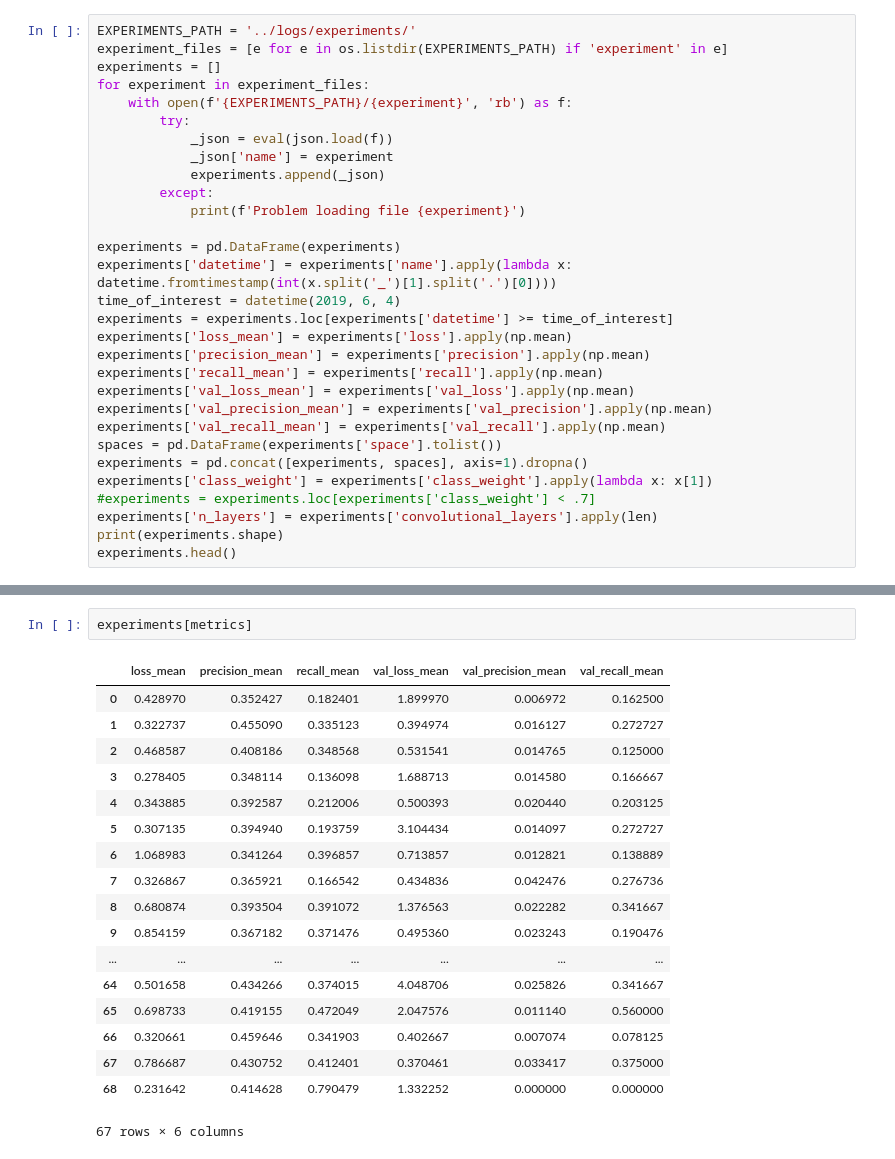
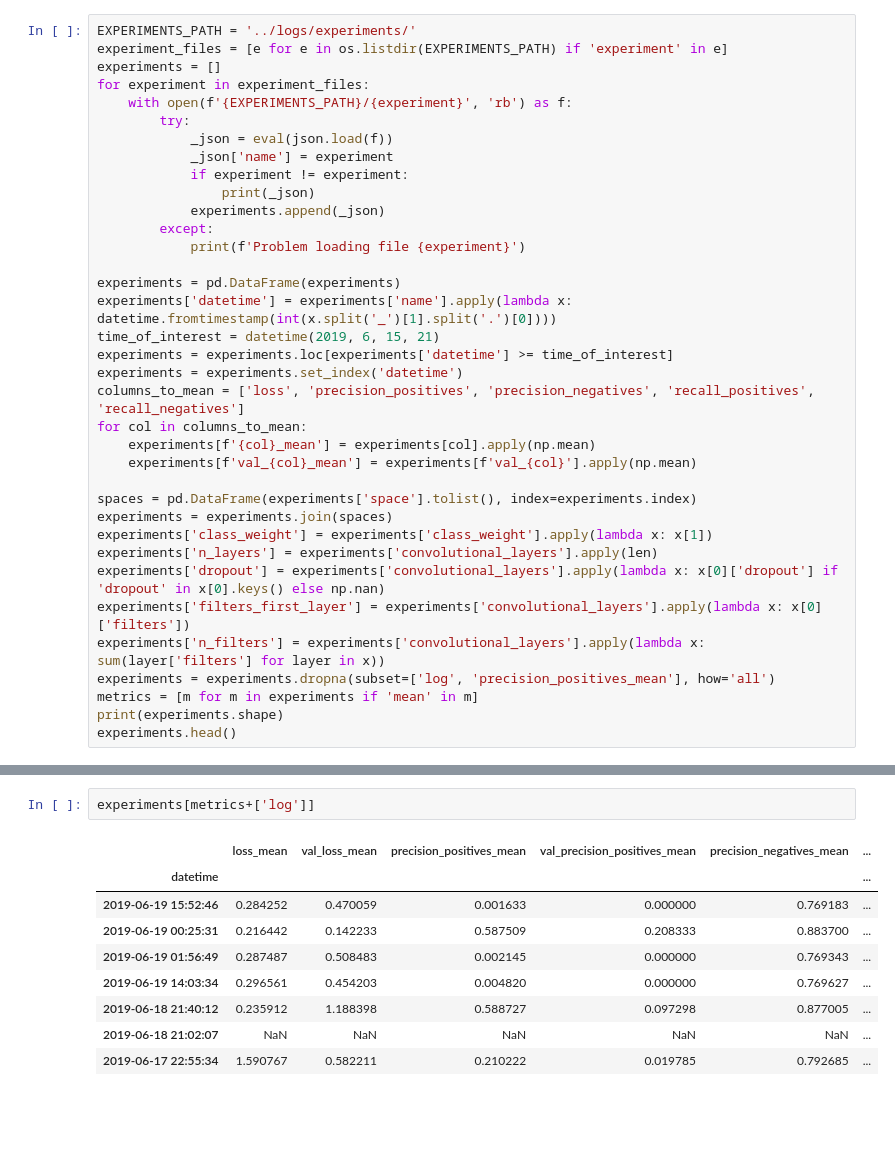
Before and after one commit to javiermas/building-damage, a Jupyter notebook: notebooks/TUTORIAL_04_viewing_experiments.ipynb, the cells around one changed output, grey strips where cells are left out. Drawn from its saved outputs; the diff is of its cells as text; blank space fills up the shorter version.

```diff
--- a/notebooks/TUTORIAL_04_viewing_experiments.ipynb
+++ b/notebooks/TUTORIAL_04_viewing_experiments.ipynb
@@ -15,25 +17,31 @@ for experiment in experiment_files:
         try:
             _json = eval(json.load(f))
             _json['name'] = experiment
+            if experiment != experiment:
+                print(_json)
             experiments.append(_json)
         except:
             print(f'Problem loading file {experiment}')
 
 experiments = pd.DataFrame(experiments)
 experiments['datetime'] = experiments['name'].apply(lambda x: datetime.fromtimestamp(int(x.split('_')[1].split('.')[0])))
-time_of_interest = datetime(2019, 6, 4)
+time_of_interest = datetime(2019, 6, 15, 21)
 experiments = experiments.loc[experiments['datetime'] >= time_of_interest]
-experiments['loss_mean'] = experiments['loss'].apply(np.mean)
-experiments['precision_mean'] = experiments['precision'].apply(np.mean)
-experiments['recall_mean'] = experiments['recall'].apply(np.mean)
-experiments['val_loss_mean'] = experiments['val_loss'].apply(np.mean)
-experiments['val_precision_mean'] = experiments['val_precision'].apply(np.mean)
-experiments['val_recall_mean'] = experiments['val_recall'].apply(np.mean)
-spaces = pd.DataFrame(experiments['space'].tolist())
-experiments = pd.concat([experiments, spaces], axis=1).dropna()
+experiments = experiments.set_index('datetime')
+columns_to_mean = ['loss', 'precision_positives', 'precision_negatives', 'recall_positives', 'recall_negatives']
+for col in columns_to_mean:
+    experiments[f'{col}_mean'] = experiments[col].apply(np.mean)
+    experiments[f'val_{col}_mean'] = experiments[f'val_{col}'].apply(np.mean)
+
+spaces = pd.DataFrame(experiments['space'].tolist(), index=experiments.index)
+experiments = experiments.join(spaces)
 experiments['class_weight'] = experiments['class_weight'].apply(lambda x: x[1])
-#experiments = experiments.loc[experiments['class_weight'] < .7]
 experiments['n_layers'] = experiments['convolutional_layers'].apply(len)
+experiments['dropout'] = experiments['convolutional_layers'].apply(lambda x: x[0]['dropout'] if 'dropout' in x[0].keys() else np.nan)
+experiments['filters_first_layer'] = experiments['convolutional_layers'].apply(lambda x: x[0]['filters'])
+experiments['n_filters'] = experiments['convolutional_layers'].apply(lambda x: sum(layer['filters'] for layer in x))
+experiments = experiments.dropna(subset=['log', 'precision_positives_mean'], how='all')
+metrics = [m for m in experiments if 'mean' in m]
 print(experiments.shape)
 experiments.head()
 # %% [output]
@@ -112,21 +168,12 @@ for parameter in parameters:
 # %%
-experiments[metrics]
+experiments[metrics+['log']]
 # %% [output]
-|  | loss_mean | precision_mean | recall_mean | val_loss_mean | val_precision_mean | val_recall_mean |
-| 0 | 0.428970 | 0.352427 | 0.182401 | 1.899970 | 0.006972 | 0.162500 |
-| 1 | 0.322737 | 0.455090 | 0.335123 | 0.394974 | 0.016127 | 0.272727 |
-| 2 | 0.468587 | 0.408186 | 0.348568 | 0.531541 | 0.014765 | 0.125000 |
-| 3 | 0.278405 | 0.348114 | 0.136098 | 1.688713 | 0.014580 | 0.166667 |
-| 4 | 0.343885 | 0.392587 | 0.212006 | 0.500393 | 0.020440 | 0.203125 |
-| 5 | 0.307135 | 0.394940 | 0.193759 | 3.104434 | 0.014097 | 0.272727 |
-| 6 | 1.068983 | 0.341264 | 0.396857 | 0.713857 | 0.012821 | 0.138889 |
-| 7 | 0.326867 | 0.365921 | 0.166542 | 0.434836 | 0.042476 | 0.276736 |
-| 8 | 0.680874 | 0.393504 | 0.391072 | 1.376563 | 0.022282 | 0.341667 |
-| 9 | 0.854159 | 0.367182 | 0.371476 | 0.495360 | 0.023243 | 0.190476 |
-| ... | ... | ... | ... | ... | ... | ... |
-| 64 | 0.501658 | 0.434266 | 0.374015 | 4.048706 | 0.025826 | 0.341667 |
-| 65 | 0.698733 | 0.419155 | 0.472049 | 2.047576 | 0.011140 | 0.560000 |
-| 66 | 0.320661 | 0.459646 | 0.341903 | 0.402667 | 0.007074 | 0.078125 |
-| 67 | 0.786687 | 0.430752 | 0.412401 | 0.370461 | 0.033417 | 0.375000 |
-| 68 | 0.231642 | 0.414628 | 0.790479 | 1.332252 | 0.000000 | 0.000000 |
+|  | loss_mean | val_loss_mean | precision_positives_mean | val_precision_positives_mean | precision_negatives_mean | ... |
+| datetime |  |  |  |  |  | ... |
+| 2019-06-19 15:52:46 | 0.284252 | 0.470059 | 0.001633 | 0.000000 | 0.769183 | ... |
+| 2019-06-19 00:25:31 | 0.216442 | 0.142233 | 0.587509 | 0.208333 | 0.883700 | ... |
+| 2019-06-19 01:56:49 | 0.287487 | 0.508483 | 0.002145 | 0.000000 | 0.769343 | ... |
+| 2019-06-19 14:03:34 | 0.296561 | 0.454203 | 0.004820 | 0.000000 | 0.769627 | ... |
+| 2019-06-18 21:40:12 | 0.235912 | 1.188398 | 0.588727 | 0.097298 | 0.877005 | ... |
+| 2019-06-18 21:02:07 | NaN | NaN | NaN | NaN | NaN | ... |
+| 2019-06-17 22:55:34 | 1.590767 | 0.582211 | 0.210222 | 0.019785 | 0.792685 | ... |
-67 rows × 6 columns
```
Also changed, not shown: parts of 8 cells of this notebook, 2 other files.
